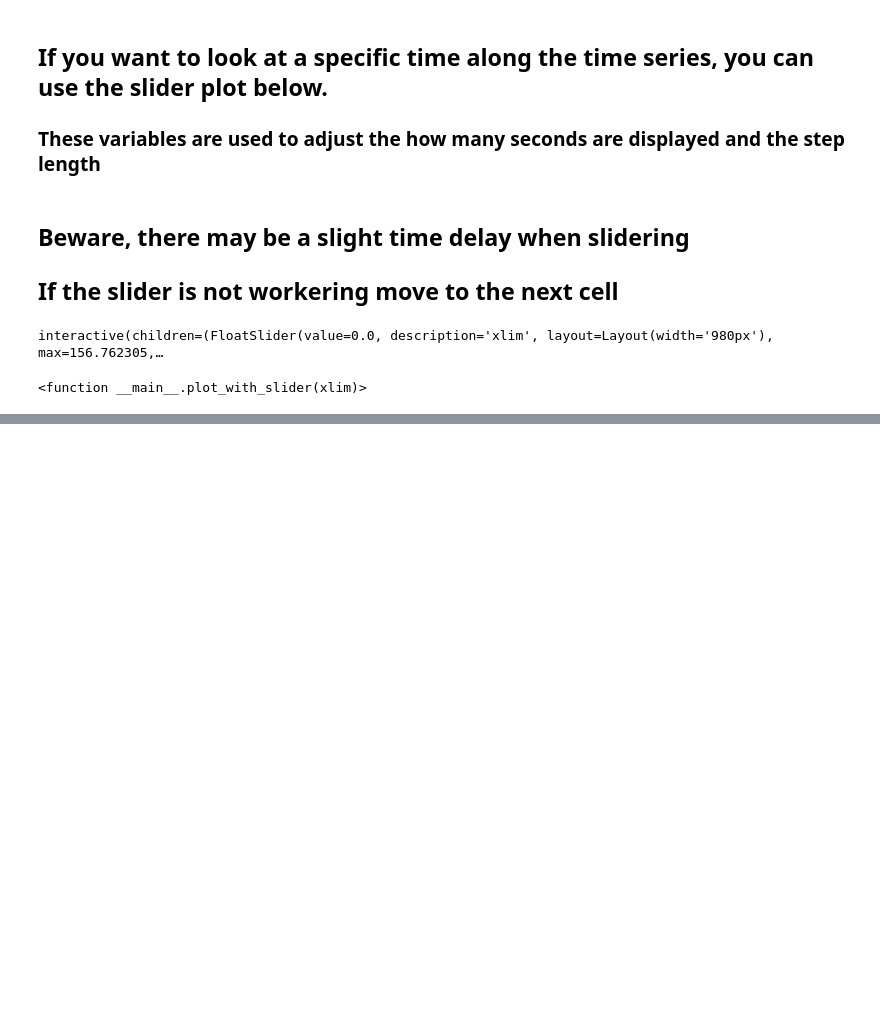
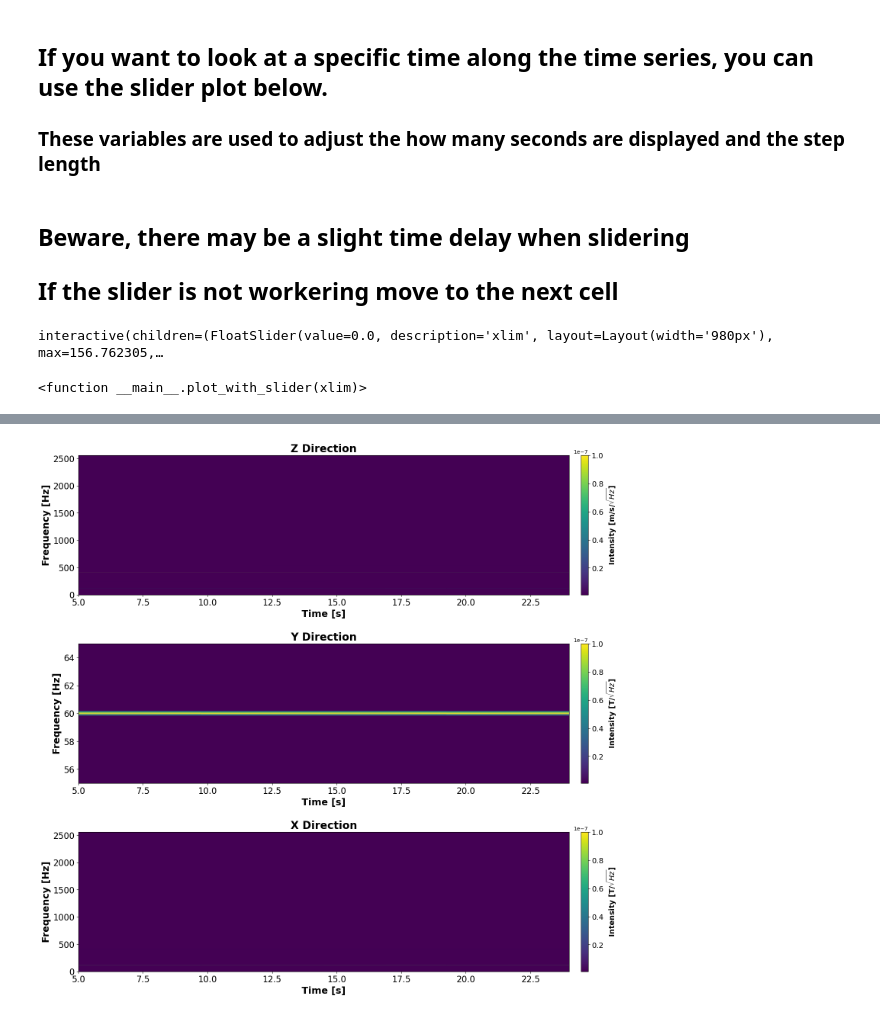
Before and after one commit to EquivocalBeing/Research_Code, a Jupyter notebook: Summer 2024/Magnetometer_Analysis_Prime.ipynb, the cells around one changed output, grey strips where cells are left out. Saved outputs shown, nothing was run; the diff lists cells and outputs as text; code cells hidden in the pictures; blank space fills up the shorter version.

```diff
--- a/Summer 2024/Magnetometer_Analysis_Prime.ipynb
+++ b/Summer 2024/Magnetometer_Analysis_Prime.ipynb
@@ -489,0 +678,92 @@ axis3.grid(True, which="both", ls="-")
+# %%
+################################################################################################################################
+###################### The spectrograms are calculated with signal.spectrogram from SciPy ######################################
+################################################################################################################################
+warnings.simplefilter('ignore')
+
+fk, tk, Sxxk = signal.spectrogram(k, sr, window= 'hamming', nperseg=round(sr *fft_len), noverlap= round(sr *(olap *0.01)) )
+fj, tj, Sxxj = signal.spectrogram(j, sr, window= 'hamming', nperseg=round(sr *fft_len), noverlap= round(sr *(olap *0.01)) )
+fi, ti, Sxxi = signal.spectrogram(i, sr, window= 'hamming', nperseg=round(sr *fft_len), noverlap= round(sr *(olap *0.01)) )
+f, t, Sxx  = signal.spectrogram(noi, sr, window= 'hamming', nperseg=round(sr *fft_len), noverlap= round(sr *(olap *0.01)) )
+
+
+fig = plt.figure(figsize = (20,24))
+
+gs = gridspec.GridSpec(4,1, height_ratios = [1,1,1,1], hspace = 0.35)
+
+####################################################### Channel Z ##############################################################
+
+axis1 = fig.add_subplot(gs[0,0])
+
+m0 = axis1.pcolormesh(tk, fk, np.sqrt(Sxxk), shading='gouraud',vmin = cmin, vmax = cmax)
+
+axis1.set_title("Z Direction", fontweight = 'bold' , fontsize = 20)
+axis1.set_xlabel('Time [s]', fontweight = 'bold' , fontsize = 18)
+axis1.set_ylabel('Frequency [Hz]', fontweight = 'bold' , fontsize = 18)
+axis1.tick_params(labelsize=16)
+
+cbar0 = fig.colorbar(m0, label='Intensity [T/Hz^0.5]', pad =0.02)
+cbar0.ax.tick_params(labelsize=14)
+cbar0.set_label(label=r'Intensity [m/s/$\sqrt{Hz}$]' ,weight='bold', fontsize = 14)
+
+#axis1.set_ylim(ymin, ymax)  ## Uncomment to set limits
+
+####################################################### Channel Y ##############################################################
+
+axis2 = fig.add_subplot(gs[1,0])
+
+m1 = axis2.pcolormesh(tj, fj, np.sqrt(Sxxj), shading='gouraud', vmin = cmin, vmax = cmax)
+
+axis2.set_title("Y Direction", fontweight = 'bold' , fontsize = 20)
+axis2.set_xlabel('Time [s]', fontweight = 'bold' , fontsize = 18)
+axis2.set_ylabel('Frequency [Hz]', fontweight = 'bold' , fontsize = 18)
+axis2.tick_params(labelsize=16)
+
+cbar1 = fig.colorbar(m1, pad =0.02)
+cbar1.ax.tick_params(labelsize=14)
+cbar1.set_label(label=r'Intensity [T/$\sqrt{Hz}$]' ,weight='bold', fontsize = 14)
+
+axis2.set_ylim(ymin, ymax)
+
+####################################################### Channel X ##############################################################
+
+axis3 = fig.add_subplot(gs[2,0])
+
+m2 = axis3.pcolormesh(ti, fi, np.sqrt(Sxxi), shading='gouraud', vmin = cmin, vmax = cmax)
+
+axis3.set_title("X Direction", fontweight = 'bold' , fontsize = 20)
+axis3.set_xlabel('Time [s]', fontweight = 'bold' , fontsize = 18)
+axis3.set_ylabel('Frequency [Hz]', fontweight = 'bold' , fontsize = 18)
+axis3.tick_params(labelsize=16)
+
+cbar2 = fig.colorbar(m2, pad =0.02)
+cbar2.ax.tick_params(labelsize=14)
+cbar2.set_label(label=r'Intensity [T/$\sqrt{Hz}$]' ,weight='bold', fontsize = 14)
+
+#axis3.set_ylim(ymin, ymax)  ## Uncomment to set limits
+
+###################################################### Noise Channel ###########################################################
+'''
+axis4 = fig.add_subplot(gs[3,0])
+
+axis4.set_title("Noise Direction", fontweight = 'bold' , fontsize = 20)
+
+m3 = axis4.pcolormesh(t, f, np.sqrt(Sxx), shading='gouraud', vmin = cmin, vmax = cmax)
+
+axis4.set_title("Electronic Noise", fontweight = 'bold' , fontsize = 20)
+axis4.set_xlabel('Time [s]', fontweight = 'bold' , fontsize = 18)
+axis4.set_ylabel('Frequency [Hz]', fontweight = 'bold' , fontsize = 18)
+axis4.tick_params(labelsize=16)
+
+cbar3 = fig.colorbar(m3, pad = 0.02)
+cbar3.ax.tick_params(labelsize=14)
+cbar3.set_label(label=r'Intensity [T/$\sqrt{Hz}$]' ,weight='bold', fontsize = 14)
+
+
+#axis4.set_ylim(ymin, ymax)  ## Uncomment to set limits
+
+#plt.savefig('**place_img_name_here.format**', bbox_inches='tight')
+'''
+################################################################################################################################
+#################################### These may take a while to plot, since they are so dense ###################################
+# %% [output]
@@ -490 +771,2 @@ axis3.grid(True, which="both", ls="-")
+[figure, new version]
 # %% [markdown]
```
Also changed, not shown: parts of 29 cells of this notebook, 1 other file.
